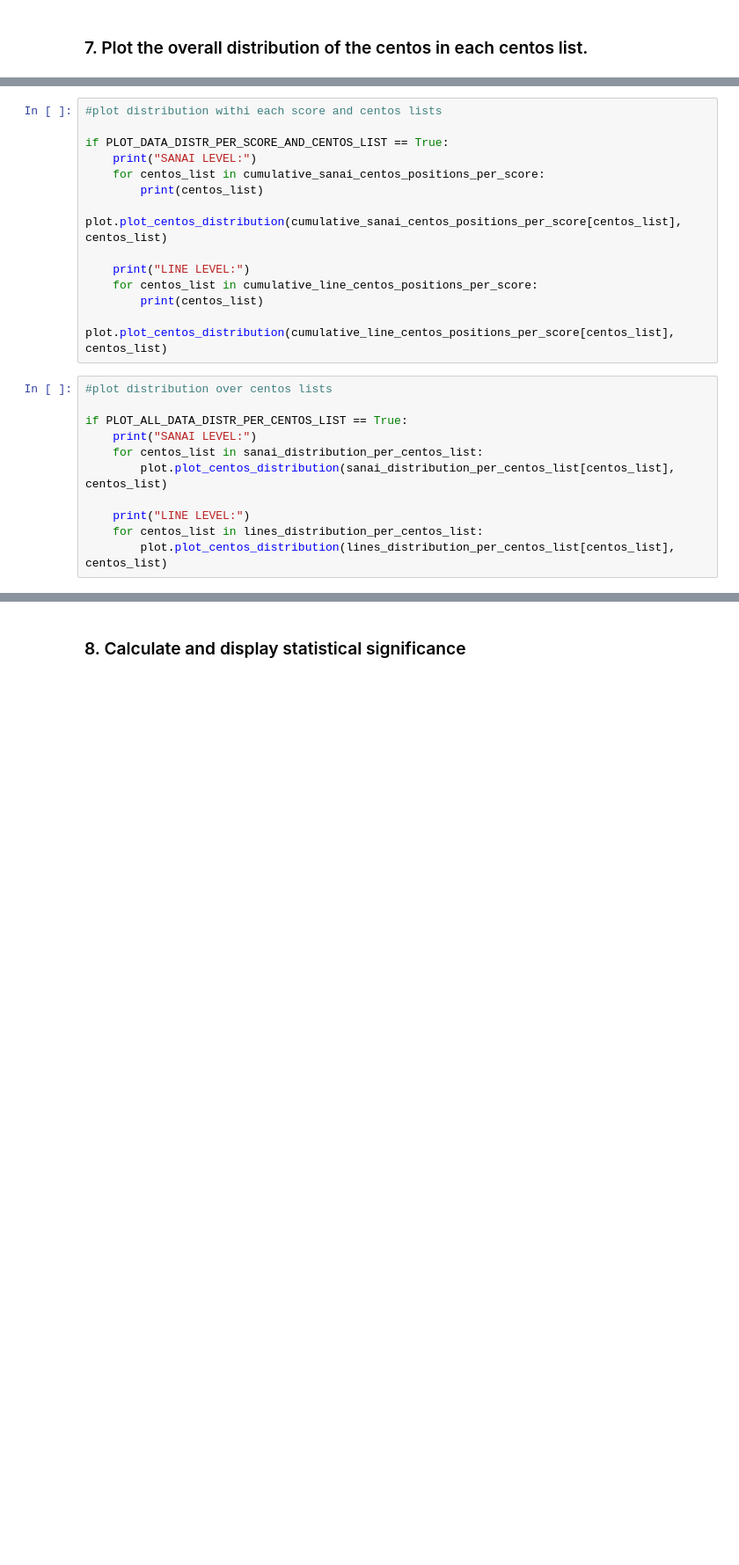
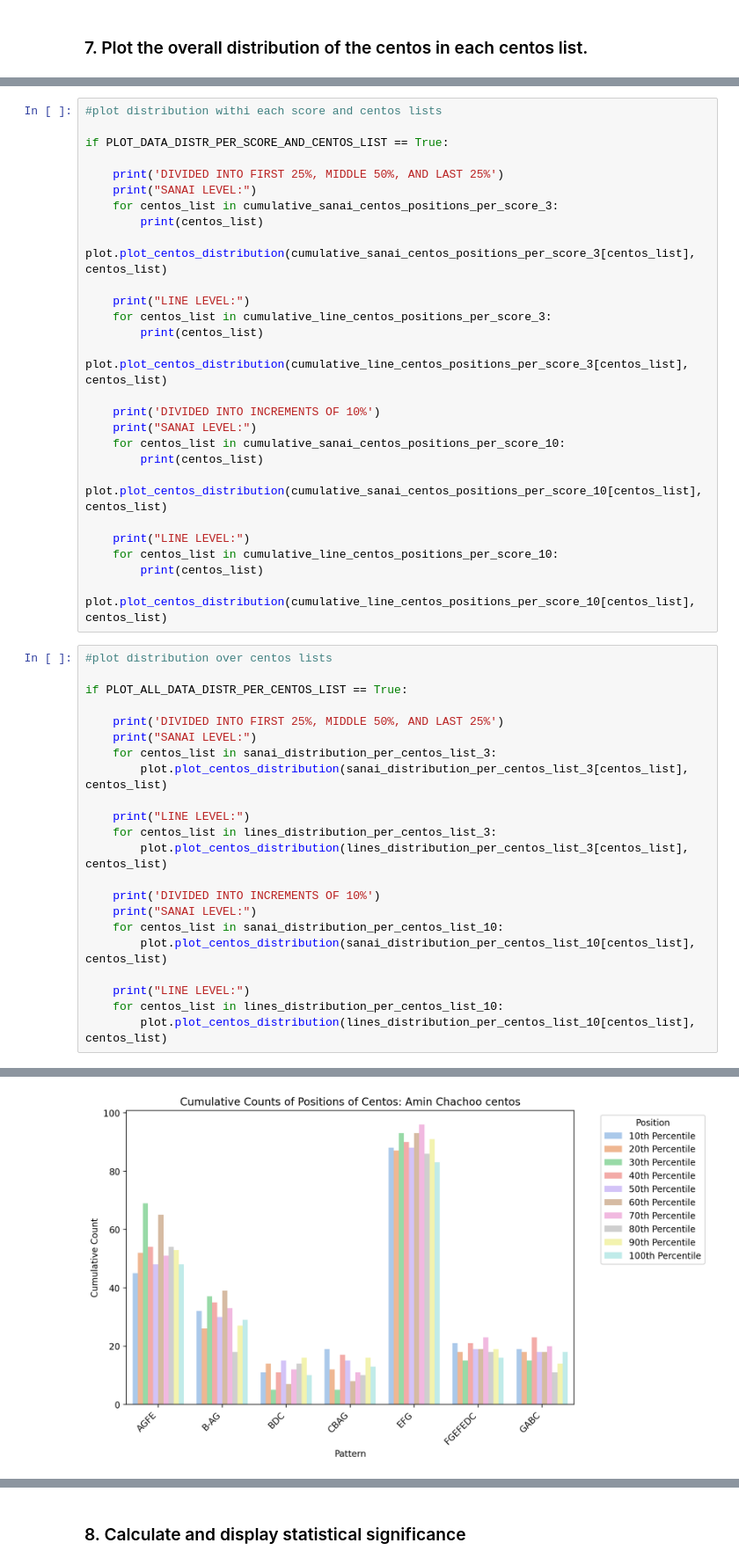
Before and after one commit to isabelleoktay/ethnomusicology_project, a Jupyter notebook: main.ipynb, the cells around one changed output, grey strips where cells are left out. Shown at 88% size. Drawn from its saved outputs; the diff is of its cells as text; blank space fills up the shorter version.

```diff
--- a/main.ipynb
+++ b/main.ipynb
@@ -205,24 +266,48 @@ SAVE_PLOTS = False
 #plot distribution withi each score and centos lists
 
 if PLOT_DATA_DISTR_PER_SCORE_AND_CENTOS_LIST == True:
+
+    print('DIVIDED INTO FIRST 25%, MIDDLE 50%, AND LAST 25%')
     print("SANAI LEVEL:")
-    for centos_list in cumulative_sanai_centos_positions_per_score:
+    for centos_list in cumulative_sanai_centos_positions_per_score_3:
         print(centos_list)
-        plot.plot_centos_distribution(cumulative_sanai_centos_positions_per_score[centos_list], centos_list)
+        plot.plot_centos_distribution(cumulative_sanai_centos_positions_per_score_3[centos_list], centos_list)
 
     print("LINE LEVEL:")
-    for centos_list in cumulative_line_centos_positions_per_score:
+    for centos_list in cumulative_line_centos_positions_per_score_3:
         print(centos_list)
-        plot.plot_centos_distribution(cumulative_line_centos_positions_per_score[centos_list], centos_list)
+        plot.plot_centos_distribution(cumulative_line_centos_positions_per_score_3[centos_list], centos_list)
+
+    print('DIVIDED INTO INCREMENTS OF 10%')
+    print("SANAI LEVEL:")
+    for centos_list in cumulative_sanai_centos_positions_per_score_10:
+        print(centos_list)
+        plot.plot_centos_distribution(cumulative_sanai_centos_positions_per_score_10[centos_list], centos_list)
+
+    print("LINE LEVEL:")
+    for centos_list in cumulative_line_centos_positions_per_score_10:
+        print(centos_list)
+        plot.plot_centos_distribution(cumulative_line_centos_positions_per_score_10[centos_list], centos_list)
 # %%
 #plot distribution over centos lists
 
 if PLOT_ALL_DATA_DISTR_PER_CENTOS_LIST == True:
+
+    print('DIVIDED INTO FIRST 25%, MIDDLE 50%, AND LAST 25%')
     print("SANAI LEVEL:")
-    for centos_list in sanai_distribution_per_centos_list:
-        plot.plot_centos_distribution(sanai_distribution_per_centos_list[centos_list], centos_list)
+    for centos_list in sanai_distribution_per_centos_list_3:
+        plot.plot_centos_distribution(sanai_distribution_per_centos_list_3[centos_list], centos_list)
 
     print("LINE LEVEL:")
-    for centos_list in lines_distribution_per_centos_list:
-        plot.plot_centos_distribution(lines_distribution_per_centos_list[centos_list], centos_list)
+    for centos_list in lines_distribution_per_centos_list_3:
+        plot.plot_centos_distribution(lines_distribution_per_centos_list_3[centos_list], centos_list)
+
+    print('DIVIDED INTO INCREMENTS OF 10%')
+    print("SANAI LEVEL:")
+    for centos_list in sanai_distribution_per_centos_list_10:
+        plot.plot_centos_distribution(sanai_distribution_per_centos_list_10[centos_list], centos_list)
+
+    print("LINE LEVEL:")
+    for centos_list in lines_distribution_per_centos_list_10:
+        plot.plot_centos_distribution(lines_distribution_per_centos_list_10[centos_list], centos_list)
 # %% [output]
@@ -238,0 +327 @@ LINE LEVEL:
+[figure, added]
```
Also changed, not shown: parts of 23 cells of this notebook, 11 other files.
